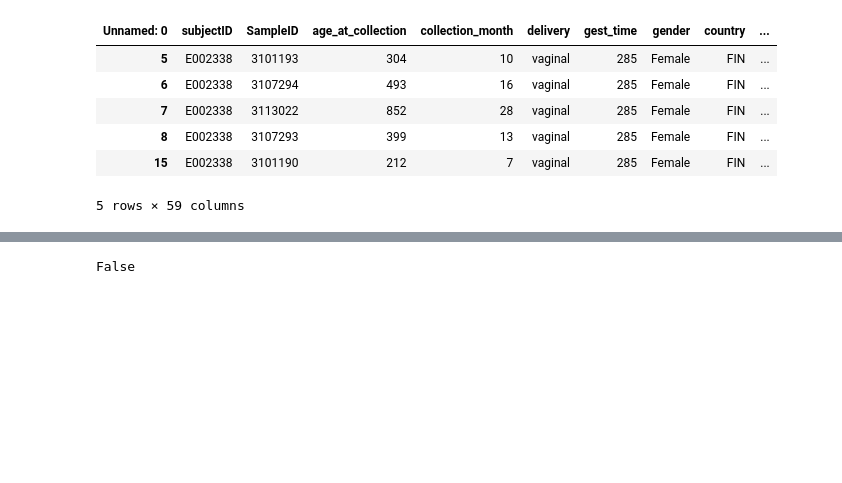
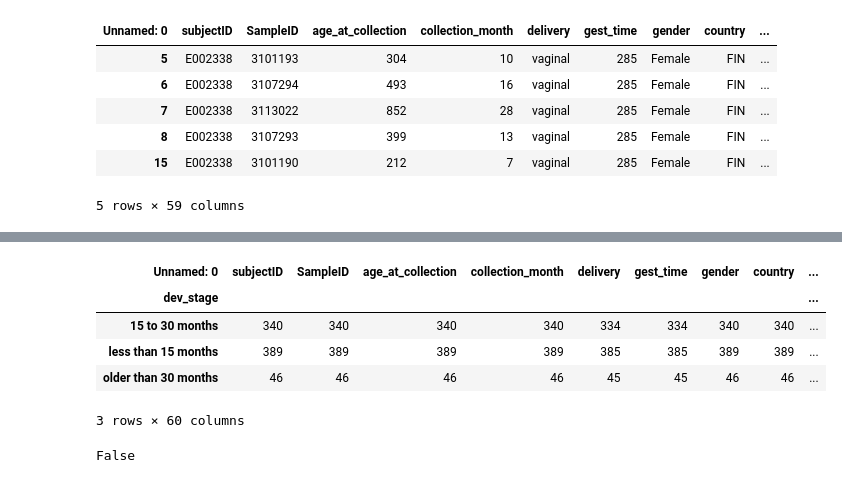
Before and after one commit to Klepac-Ceraj-Lab/thesis, a Jupyter notebook: paper-diabimmune-method-comparison/thesis_mgx_16S_comparison.ipynb, the cells around one changed output, grey strips where cells are left out. Drawn from its saved outputs; the diff is of its cells as text; code cells hidden in the pictures; blank space fills up the shorter version.

```diff
--- a/paper-diabimmune-method-comparison/thesis_mgx_16S_comparison.ipynb
+++ b/paper-diabimmune-method-comparison/thesis_mgx_16S_comparison.ipynb
@@ -421,3 +457,12 @@ metadata.head()
+# %%
+metadata_filtered.groupby('dev_stage').count()
+# %% [output]
+| Unnamed: 0 | subjectID | SampleID | age_at_collection | collection_month | delivery | gest_time | gender | country | ... |
+| dev_stage |  |  |  |  |  |  |  |  | ... |
+| 15 to 30 months | 340 | 340 | 340 | 340 | 334 | 334 | 340 | 340 | ... |
+| less than 15 months | 389 | 389 | 389 | 389 | 385 | 385 | 389 | 389 | ... |
+| older than 30 months | 46 | 46 | 46 | 46 | 45 | 45 | 46 | 46 | ... |
+3 rows × 60 columns
 # %%
 mgx = mgx_genus[children_intersect]
 amplicon = amp_genus[children_intersect]
```
Also changed, not shown: parts of 5 cells of this notebook, 6 other files.
